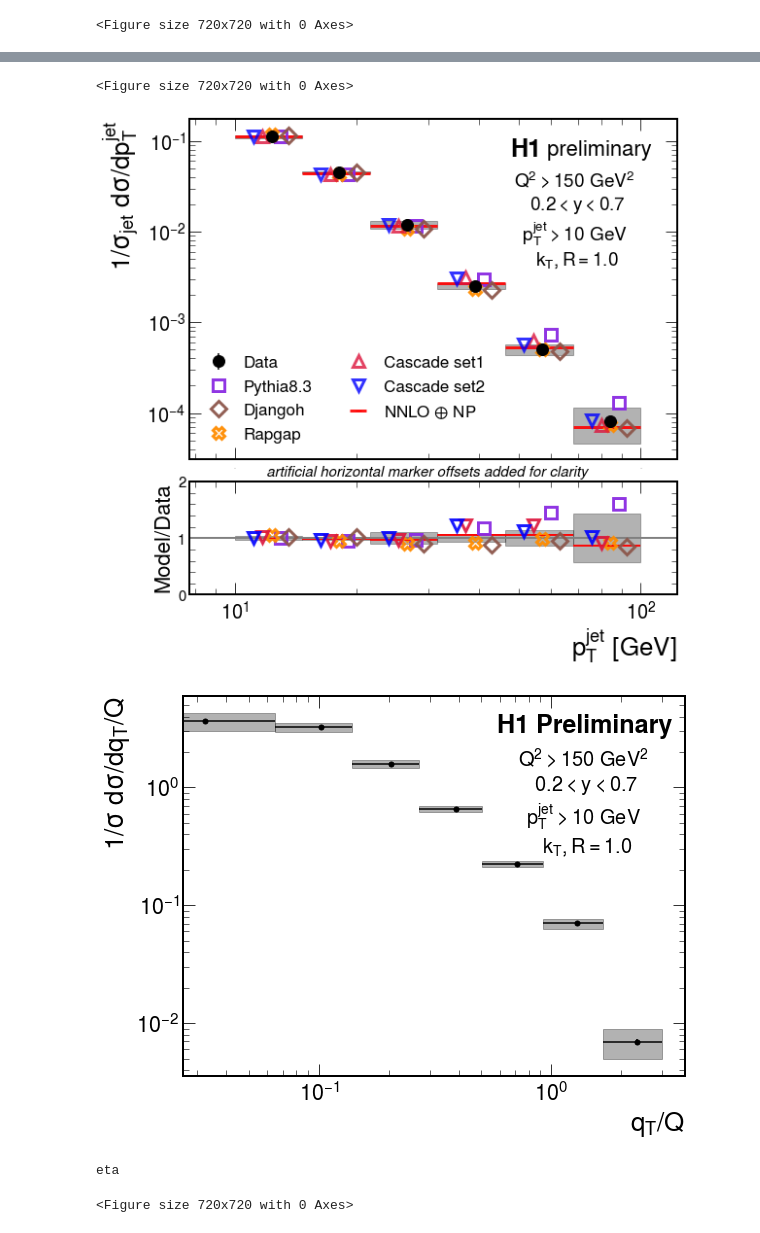
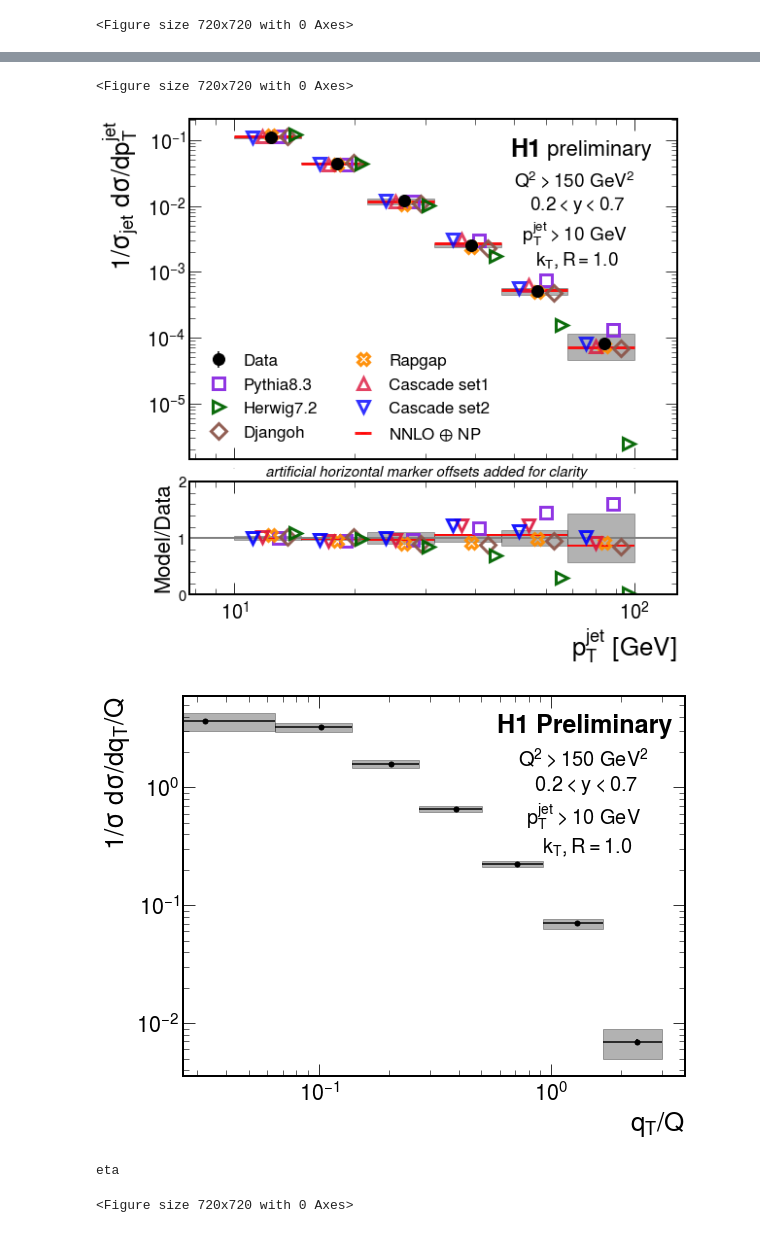
Before and after one commit to miguelignacio/disjets, a Jupyter notebook: finalplots.ipynb, the cells around one changed output, grey strips where cells are left out. Cells and saved outputs as stored; diff of their text form; code cells hidden in the pictures.

Commit message:
added Herwig cross check and HEPData

```diff
--- a/finalplots.ipynb
+++ b/finalplots.ipynb
@@ -441,6 +441,37 @@ for observable in ['dphi','jetpt','qt','jeteta']:
                    alpha=0.95,color=colors['Rapgap'],marker='X',markerfacecolor='none',markeredgewidth=3)
     rapgapline[-1][0].set_linestyle(styles['Rapgap'])
 
+    #Herwig
+
+    herwigname = {}
+    herwigname['dphi'] = 'jetpdhi'
+    herwigname['jeteta'] = 'jeteta'
+    herwigname['qt']  = 'jetqt'
+    herwigname['jetpt'] = 'jetpt'
+
+    H_xvals = []
+    H_yvals = []
+    H_eyvals = []
+    for mytype in [herwigname[observable]]: #['jeteta','jetpt','jetqt','jetpdhi']:
+        myfile = open("/Users/bpnachman/Desktop/Herwig/rivet-plots_NLO_had_500k/leptonjet/"+mytype+".dat")
+        H_xvals = []
+        H_yvals = []
+        H_eyvals = []
+        for line in myfile:
+            if len(line.split()) != 5:
+                continue
+            H_xvals += [0.5*(float(line.split()[0])+float(line.split()[1]))]
+            H_yvals += [float(line.split()[2])]
+            H_eyvals += [float(line.split()[3])]
+        H_xvals = np.array(H_xvals)
+        H_yvals = np.array(H_yvals)
+        H_eyvals = np.array(H_eyvals)
+    H_sum = 0.
+    for i in range(len(H_yvals)):
+        H_sum+=H_yvals[i]*xerr[i]*2
+    herwigline = plt.errorbar(x*1.15, H_yvals/H_sum,xerr=xerr,ms=12,lw=0,label='Rapgap',
+                   alpha=0.95,color="darkgreen",marker='>',markerfacecolor='none',markeredgewidth=3)
+    #End Herwig
 
     TMDline = plt.errorbar(x*0.95, TMD,xerr=xerr,ms=12,lw=0,label='CASCADE PB1',
                    alpha=0.8,color=colors['Sherpa'],marker='^',markerfacecolor='none',markeredgewidth=3)
@@ -542,12 +573,12 @@ for observable in ['dphi','jetpt','qt','jeteta']:
     #data
     dataline = plt.errorbar(x, y,yerr=y*stat_error,fmt='o',color='k',ms=12)
     handles, labels = ax0.get_legend_handles_labels()
-    ax0.legend(handles=[dataline,pythialine,djangohline,rapgapline,TMDline,TMD2line,line3],
-                     labels=['Data','Pythia8.3','Djangoh','Rapgap','Cascade set1', 'Cascade set2',r'NNLO $\oplus$ NP'],
+    ax0.legend(handles=[dataline,pythialine,herwigline,djangohline,rapgapline,TMDline,TMD2line,line3],
+                     labels=['Data','Pythia8.3','Herwig7.2','Djangoh','Rapgap','Cascade set1', 'Cascade set2',r'NNLO $\oplus$ NP'],
                loc='lower left',fontsize=17,ncol=2)
     if 'qt' in observable or 'dphi' in observable:
-        ax0.legend(handles=[dataline,pythialine,djangohline,rapgapline,TMDline,TMD2line,line3,tmdline],
-                     labels=['Data','Pythia8.3','Djangoh','Rapgap','Cascade set1', 'Cascade set2',r'NNLO $\oplus$ NP','TMD (LO+NLL$^{\prime}$)'],
+        ax0.legend(handles=[dataline,pythialine,herwigline,djangohline,rapgapline,TMDline,TMD2line,line3,tmdline],
+                     labels=['Data','Pythia8.3','Herwig7.2','Djangoh','Rapgap','Cascade set1', 'Cascade set2',r'NNLO $\oplus$ NP','TMD (LO+NLL$^{\prime}$)'],
                loc='lower left',fontsize=17,ncol=2)
 
 
@@ -580,6 +611,9 @@ for observable in ['dphi','jetpt','qt','jeteta']:
     djangohline = plt.errorbar(x*1.1, np.divide(Djangoh,y), xerr=xerr,label='Djangoh',ms=12,lw=0,
                    alpha=0.95,color=colors['Djangoh'],marker='D',markerfacecolor='none',markeredgewidth=3)
     djangohline[-1][0].set_linestyle(styles['Djangoh'])
+
+    herwigline = plt.errorbar(x*1.15, np.divide(H_yvals/H_sum,y), xerr=xerr,label='Djangoh',ms=12,lw=0,
+                   alpha=0.95,color='darkgreen',marker='>',markerfacecolor='none',markeredgewidth=3)
 
     rapgapline = plt.errorbar(x*1, np.divide(Rapgap,y), xerr=xerr,label='Rapgap',ms=12,lw=0,
                    alpha=0.95,color=colors['Rapgap'],marker='X',markerfacecolor='none',markeredgewidth=3)
@@ -642,6 +676,51 @@ for observable in ['dphi','jetpt','qt','jeteta']:
 
     fig.savefig('figures/FinalResult_withMC_%s.png'%observable)
     fig.savefig('figures/FinalResult_withMC_%s.pdf'%observable)
+
+    #Prepare HEPData tables.
+
+    if 'pt' in observable:
+        myfile = open("HEPData/data1.yaml",'w')
+    if 'dphi' in observable:
+        myfile = open("HEPData/data4.yaml",'w')
+    if 'eta' in observable:
+        myfile = open("HEPData/data2.yaml",'w')
+    if 'qt' in observable:
+        myfile = open("HEPData/data3.yaml",'w')
+    myfile.write("independent_variables:\n")
+    if 'pt' in observable:
+        myfile.write("- header: {name: jet PT, units: GEV}\n")
+    if 'dphi' in observable:
+        myfile.write("- header: {name: DeltaPHI, units: radians}\n")
+    if 'eta' in observable:
+        myfile.write("- header: {name: jet ETA, units: none}\n")
+    if 'qt' in observable:
+        myfile.write("- header: {name: qT/Q, units: none}\n")
+    myfile.write("  values:\n")
+    for i in range(len(x)):
+        myfile.write("  - {low: "+'%0.3f' % (x[i] - xerr[i])+", high: "+'%0.3f' % (x[i] + xerr[i])+"}\n")
+    myfile.write("dependent_variables:\n")
+    if 'pt' in observable:
+        myfile.write("- header: {name: 1/SIG(fiducial) * D(SIG(fiducial))/DPT, units: GEV**-1}\n")
+    if 'dphi' in observable:
+        myfile.write("- header: {name: 1/SIG(fiducial) * D(SIG(fiducial))/DDeltaPHI, units: radians**-1}\n")
+    if 'eta' in observable:
+        myfile.write("- header: {name: 1/SIG(fiducial) * D(SIG(fiducial))/DETA, units: none}\n")
+    if 'qt' in observable:
+        myfile.write("- header: {name: 1/SIG(fiducial) * D(SIG(fiducial))/Dqt/Q, units: none}\n")
+    myfile.write("  qualifiers:\n")
+    myfile.write("  - {name: RE, value: e P --> e J}\n")
+    myfile.write("  - {name: SQRT(S), units: GEV, value: 318}\n")
+    myfile.write("  values:\n")
+    for i in range(len(x)):
+        #Figure out sig figs
+        ndigits = int(-np.log(stat_error[i]*y[i])/np.log(10.))+1
+        myprecision = '%0.'+str(ndigits)+'f'
+        myfile.write("  - value: "+myprecision % y[i]+'\n')
+        myfile.write("    errors:\n")
+        myfile.write("    - {symerror: "+myprecision % (y[i]*stat_error[i])+", label: stat}\n")
+        myfile.write("    - {symerror: "+myprecision % (y[i]*yerr[i])+", label: syst}\n")
+    myfile.close()
 # %% [output]
 [figure]
 <Figure size 720x720 with 0 Axes>
@@ -649,6 +728,6 @@ for observable in ['dphi','jetpt','qt','jeteta']:
 [figure]
 <Figure size 720x720 with 0 Axes>
-[figure, old version]
+[figure, new version]
 [figure]
 eta
 <Figure size 720x720 with 0 Axes>
```
Also changed, not shown: parts of 2 cells of this notebook, 26 other files.
